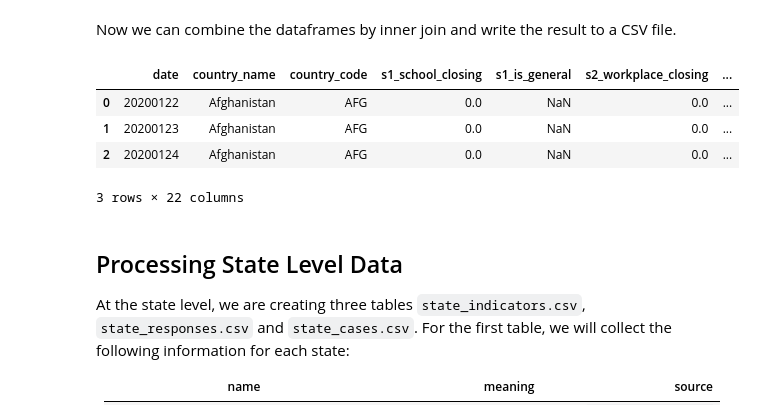
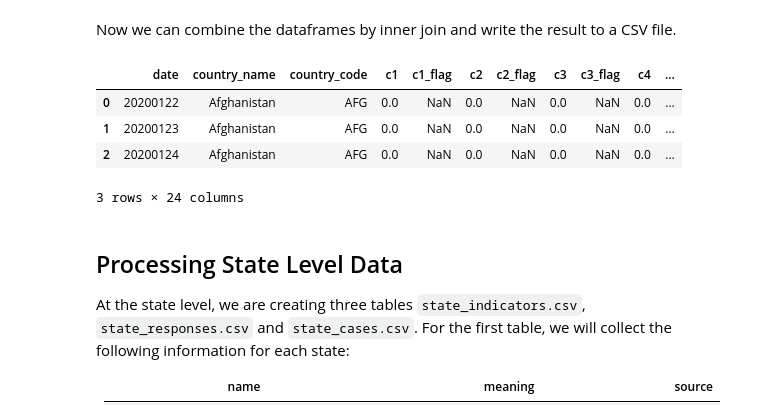
Before and after one commit to iamzhaihy/BD2020-Final-Project, a Jupyter notebook: Data Processing.ipynb, the cells around one changed output. Saved outputs shown, nothing was run; the diff lists cells and outputs as text; code cells hidden in the pictures.

```diff
--- a/Data Processing.ipynb
+++ b/Data Processing.ipynb
@@ -199,17 +200,17 @@ This table uses data from [Oxford COVID-19 Government Responses Tracker](https:/
 # %%
-gov_responses_df = pd.read_csv('data/oxford/OxCGRT_Download_240420_164803_Full.csv')
+gov_responses_df = pd.read_csv('data/oxford/OxCGRT_latest.csv')
 
 interested_columns = [
     'Date', 'CountryName', 'CountryCode',
-    'S1_School closing', 'S1_IsGeneral',
-    'S2_Workplace closing', 'S2_IsGeneral',
-    'S3_Cancel public events', 'S3_IsGeneral',
-    'S4_Close public transport', 'S4_IsGeneral',
-    'S5_Public information campaigns', 'S5_IsGeneral',
-    'S6_Restrictions on internal movement', 'S6_IsGeneral',
-    'S7_International travel controls',
-    'S12_Testing framework',
-    'S13_Contact tracing',
+    'C1_School closing', 'C1_Flag',
+    'C2_Workplace closing', 'C2_Flag',
+    'C3_Cancel public events', 'C3_Flag',
+    'C4_Restrictions on gatherings', 'C4_Flag',
+    'C5_Close public transport', 'C5_Flag',
+    'C6_Stay at home requirements', 'C6_Flag',
+    'C7_Restrictions on internal movement', 'C7_Flag',
+    'C8_International travel controls',
+    'H1_Public information campaigns', 'H1_Flag',
     'StringencyIndex', 'ConfirmedCases', 'ConfirmedDeaths'
 ]
 
@@ -307,45 +308,47 @@ Now we can combine the dataframes by inner join and write the result to a CSV fi
 # %%
 # rename for joinning
 recovered.rename(columns={
     'Country/Region': 'CountryName',
     'date': 'Date'
 }, inplace=True)
 
 # join dataframes on date and country name
 df_merged = pd.merge(gov_responses, recovered, on=['Date', 'CountryName'])
 
 # rename columns names for consistency
 df_merged.rename(columns={
     'Date': 'date',
     'CountryName': 'country_name',
     'CountryCode': 'country_code',
-    'S1_School closing': 's1_school_closing',
-    'S1_IsGeneral': 's1_is_general',
-    'S2_Workplace closing': 's2_workplace_closing',
-    'S2_IsGeneral': 's2_is_general',
-    'S3_Cancel public events': 's3_cancel_public_events',
-    'S3_IsGeneral': 's3_is_general',
-    'S4_Close public transport': 's4_close_public_transport',
-    'S4_IsGeneral': 's4_is_general',
-    'S5_Public information campaigns': 's5_public_information_campaigns',
-    'S5_IsGeneral': 's5_is_general',
-    'S6_Restrictions on internal movement': 's6_restrictions_on_internal_movement',
-    'S6_IsGeneral': 's6_is_general',
-    'S7_International travel controls': 's7_international_travel_controls',
-    'S12_Testing framework': 's12_testing_framework',
-    'S13_Contact tracing': 's13_contact_tracing',
+    'C1_School closing': 'c1',
+    'C1_Flag': 'c1_flag',
+    'C2_Workplace closing': 'c2',
+    'C2_Flag': 'c2_flag',
+    'C3_Cancel public events': 'c3',
+    'C3_Flag': 'c3_flag',
+    'C4_Restrictions on gatherings': 'c4',
+    'C4_Flag': 'c4_flag',
+    'C5_Close public transport': 'c5',
+    'C5_Flag': 'c5_flag',
+    'C6_Stay at home requirements': 'c6',
+    'C6_Flag': 'c6_flag',
+    'C7_Restrictions on internal movement': 'c7',
+    'C7_Flag': 'c7_flag',
+    'C8_International travel controls': 'c8',
+    'H1_Public information campaigns': 'h1',
+    'H1_Flag': 'h1_flag',
     'StringencyIndex': 'stringency_index',
     'ConfirmedCases': 'confirmed',
     'ConfirmedDeaths': 'deaths'
 }, inplace=True)
 
 df_merged.head(3)
 # %% [output]
-|  | date | country_name | country_code | s1_school_closing | s1_is_general | s2_workplace_closing | ... |
-| 0 | 20200122 | Afghanistan | AFG | 0.0 | NaN | 0.0 | ... |
-| 1 | 20200123 | Afghanistan | AFG | 0.0 | NaN | 0.0 | ... |
-| 2 | 20200124 | Afghanistan | AFG | 0.0 | NaN | 0.0 | ... |
+|  | date | country_name | country_code | c1 | c1_flag | c2 | c2_flag | c3 | c3_flag | c4 | ... |
+| 0 | 20200122 | Afghanistan | AFG | 0.0 | NaN | 0.0 | NaN | 0.0 | NaN | 0.0 | ... |
+| 1 | 20200123 | Afghanistan | AFG | 0.0 | NaN | 0.0 | NaN | 0.0 | NaN | 0.0 | ... |
+| 2 | 20200124 | Afghanistan | AFG | 0.0 | NaN | 0.0 | NaN | 0.0 | NaN | 0.0 | ... |
-3 rows × 22 columns
+3 rows × 24 columns
 # %%
 # write to output file in processed_data folder
 df_merged.to_csv('./processed_data/country_responses.csv', index=False)
```
Also changed, not shown: parts of 6 cells of this notebook, 1 other file.
